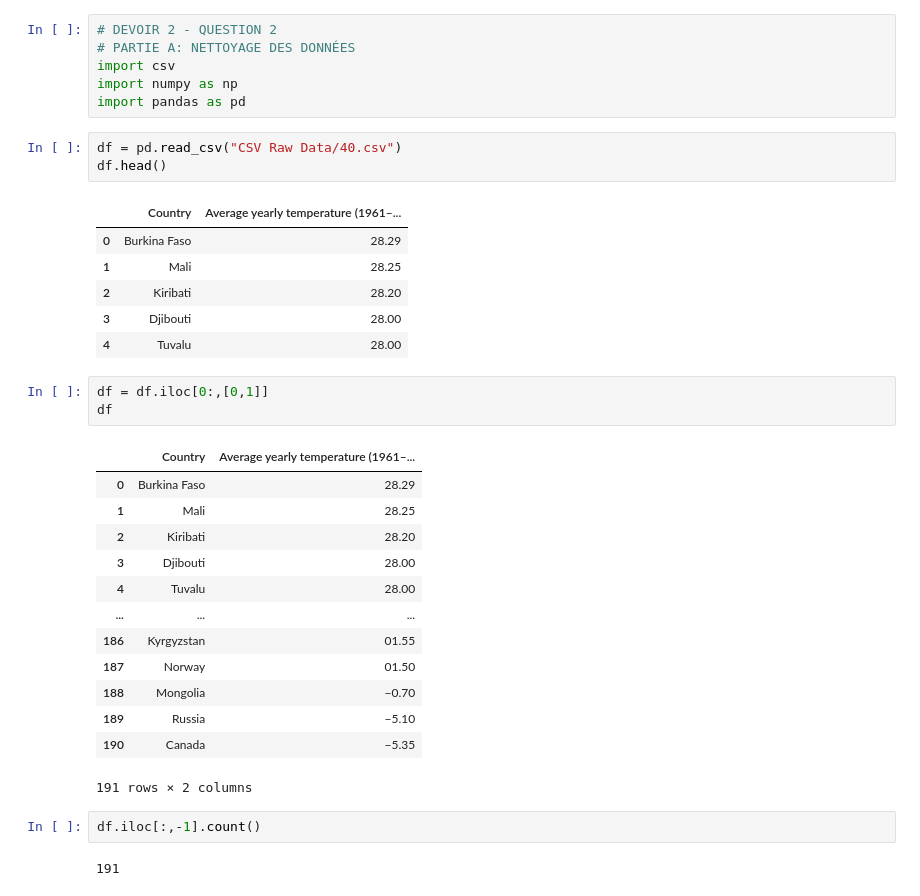
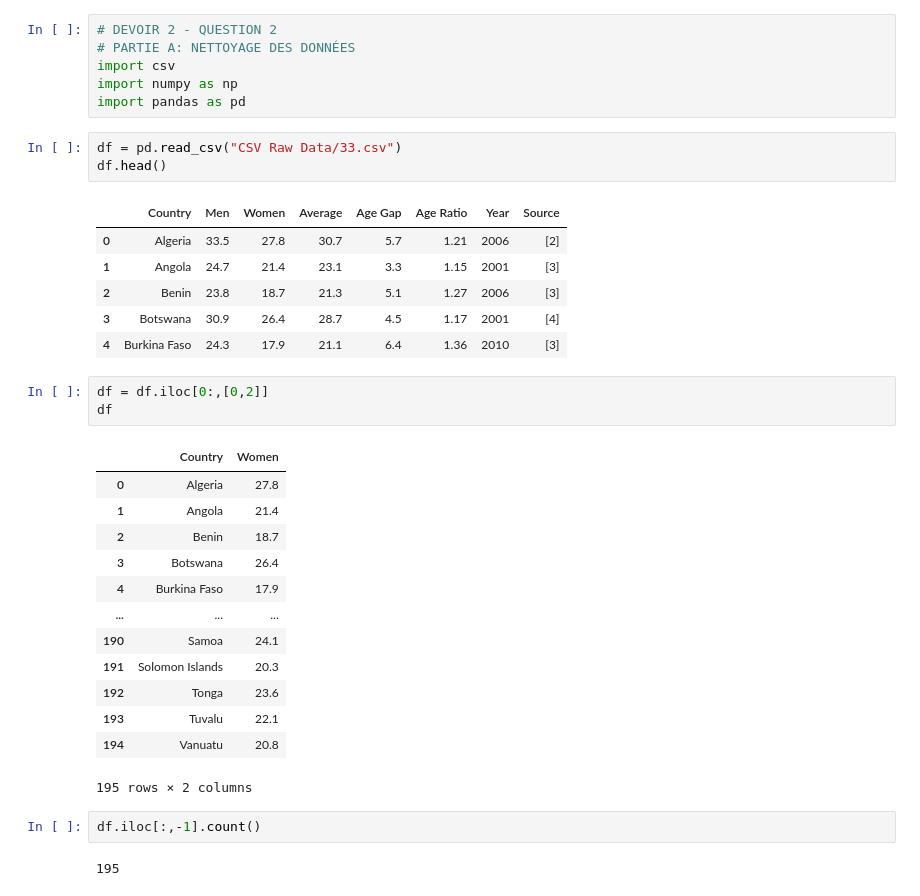
Before and after one commit to XinyuR1/IFT-3700-Devoir-2, a Jupyter notebook: Devoir 2 - Brouillon 1.ipynb, the cells around one changed output. Cells and saved outputs as stored; diff of their text form.

Commit message:
dataB.csv first implementation

```diff
--- a/Devoir 2 - Brouillon 1.ipynb
+++ b/Devoir 2 - Brouillon 1.ipynb
@@ -5,33 +5,33 @@ import csv
 import numpy as np
 import pandas as pd
 # %%
-df = pd.read_csv("CSV Raw Data/40.csv")
+df = pd.read_csv("CSV Raw Data/33.csv")
 df.head()
 # %% [output]
-|  | Country | Average yearly temperature (1961–... |
-| 0 | Burkina Faso | 28.29 |
-| 1 | Mali | 28.25 |
-| 2 | Kiribati | 28.20 |
-| 3 | Djibouti | 28.00 |
-| 4 | Tuvalu | 28.00 |
+|  | Country | Men | Women | Average | Age Gap | Age Ratio | Year | Source |
+| 0 | Algeria | 33.5 | 27.8 | 30.7 | 5.7 | 1.21 | 2006 | [2] |
+| 1 | Angola | 24.7 | 21.4 | 23.1 | 3.3 | 1.15 | 2001 | [3] |
+| 2 | Benin | 23.8 | 18.7 | 21.3 | 5.1 | 1.27 | 2006 | [3] |
+| 3 | Botswana | 30.9 | 26.4 | 28.7 | 4.5 | 1.17 | 2001 | [4] |
+| 4 | Burkina Faso | 24.3 | 17.9 | 21.1 | 6.4 | 1.36 | 2010 | [3] |
 # %%
-df = df.iloc[0:,[0,1]]
+df = df.iloc[0:,[0,2]]
 df
 # %% [output]
-|  | Country | Average yearly temperature (1961–... |
-| 0 | Burkina Faso | 28.29 |
-| 1 | Mali | 28.25 |
-| 2 | Kiribati | 28.20 |
-| 3 | Djibouti | 28.00 |
-| 4 | Tuvalu | 28.00 |
+|  | Country | Women |
+| 0 | Algeria | 27.8 |
+| 1 | Angola | 21.4 |
+| 2 | Benin | 18.7 |
+| 3 | Botswana | 26.4 |
+| 4 | Burkina Faso | 17.9 |
 | ... | ... | ... |
-| 186 | Kyrgyzstan | 01.55 |
-| 187 | Norway | 01.50 |
-| 188 | Mongolia | −0.70 |
-| 189 | Russia | −5.10 |
-| 190 | Canada | −5.35 |
+| 190 | Samoa | 24.1 |
+| 191 | Solomon Islands | 20.3 |
+| 192 | Tonga | 23.6 |
+| 193 | Tuvalu | 22.1 |
+| 194 | Vanuatu | 20.8 |
-191 rows × 2 columns
+195 rows × 2 columns
 # %%
 df.iloc[:,-1].count()
 # %% [output]
-191
+195
```
Also changed, not shown: 3 other files.
